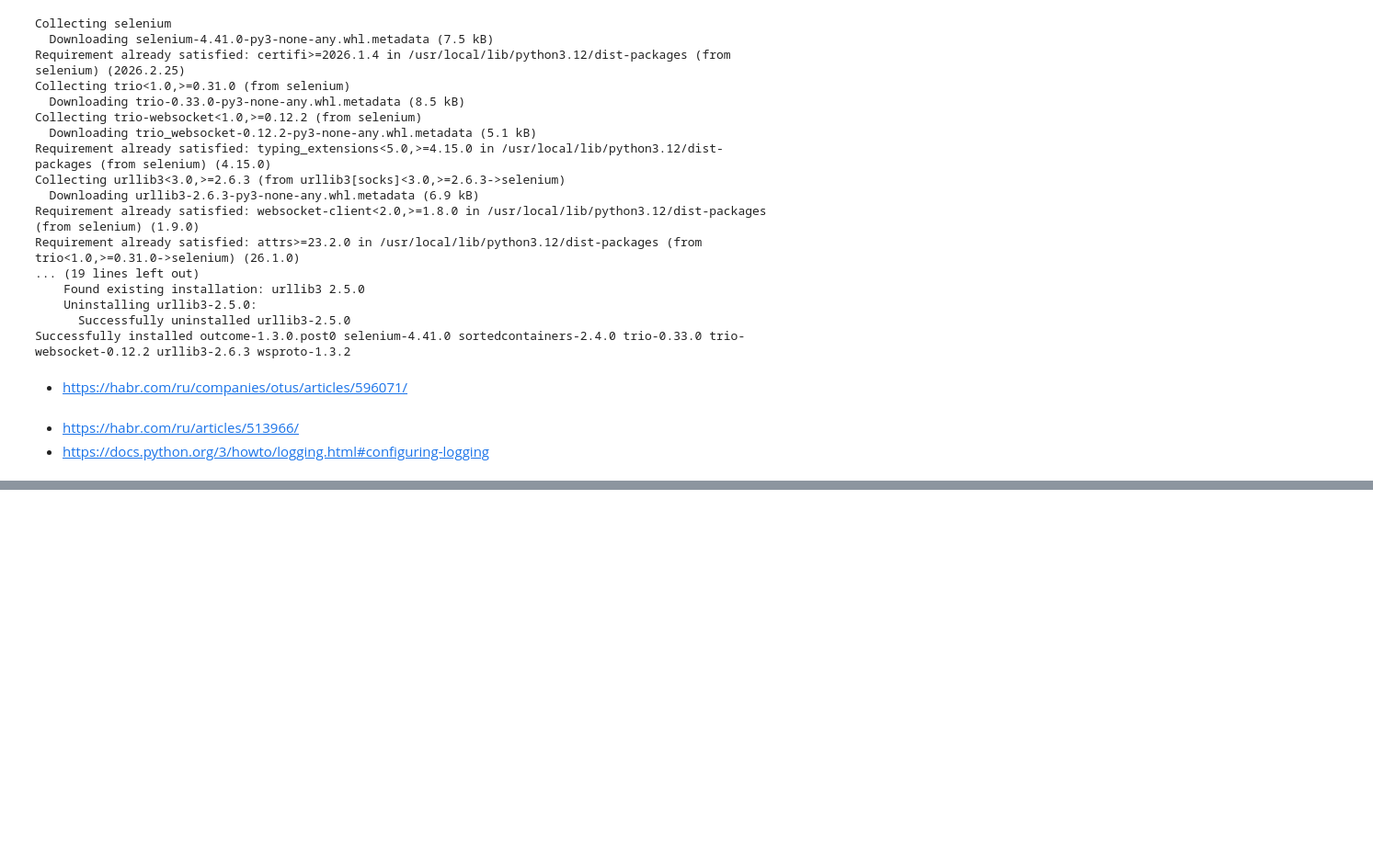
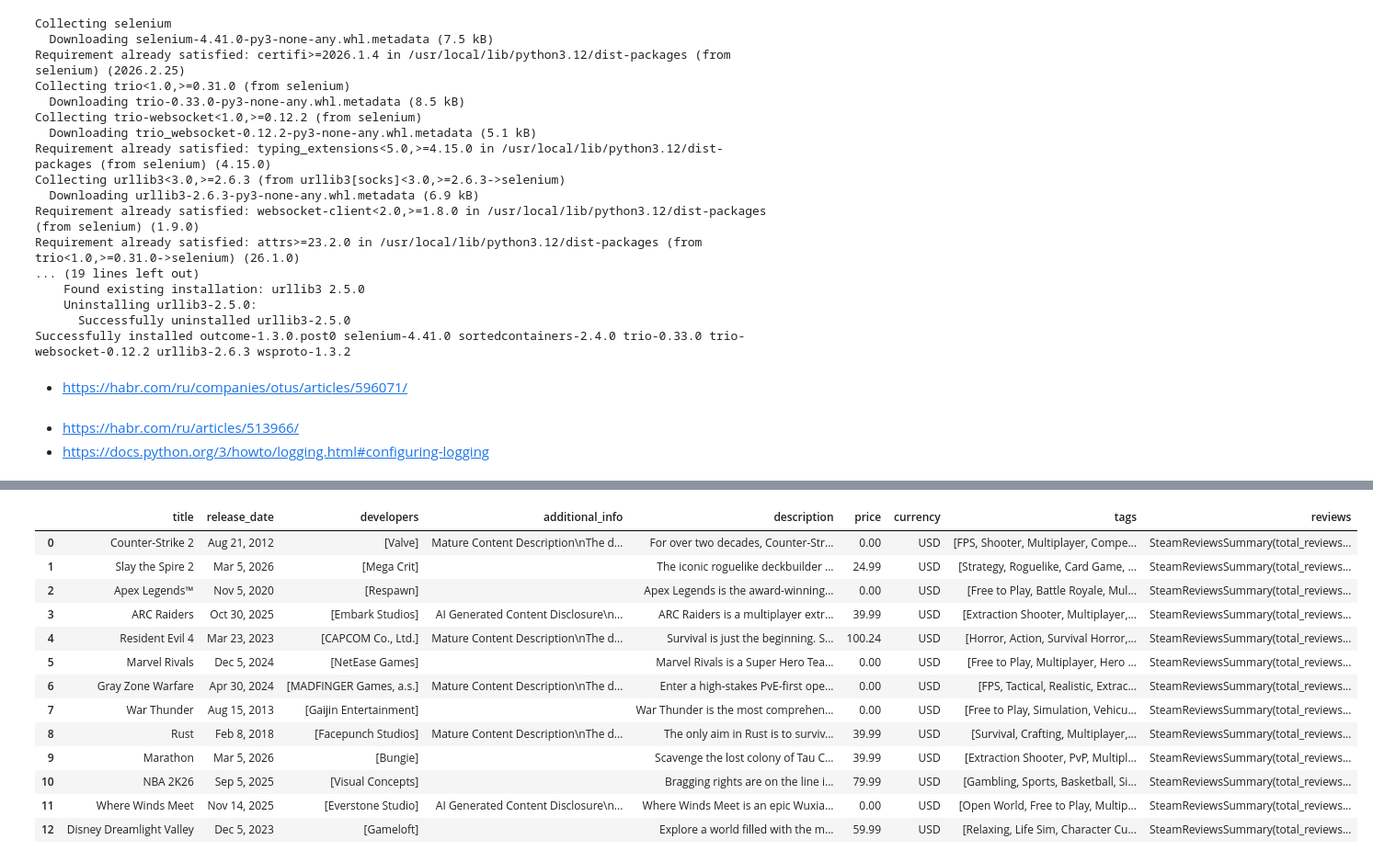
Before and after one commit to tdrkn/GP2, a Jupyter notebook: steam_parse/steam_scraping.ipynb, the cells around one changed output, grey strips where cells are left out. Shown at 92% size. Drawn from its saved outputs; the diff is of its cells as text; code cells hidden in the pictures; blank space fills up the shorter version.

Commit message:
steam parse improve

```diff
--- a/steam_parse/steam_scraping.ipynb
+++ b/steam_parse/steam_scraping.ipynb
@@ -70,23 +103,26 @@ from dataclasses import dataclass, field
 from typing import List, Optional
 from datetime import datetime
 
+@dataclass
+class SteamReviewsSummary:
+    total_reviews: int = 0
+    rating_value: int = 0
+    best_rating: int = 0
+    worst_rating: int = 0
+
 @dataclass(frozen=True)
 class SteamGame:
-    app_id: int = 0
     title: str = ""
     release_date: str = ""
-    developer: str = ""
+    developers: list[str] = field(default_factory=list)
     additional_info: dict[str] = field(default_factory=dict)
+    description: str = ""
 
     price: Optional[float] = None
     currency: str = "USD"
 
-    genres: List[str] = field(default_factory=list)
     tags: List[str] = field(default_factory=list)
-
-    @property
-    def url(self) -> str:
-        return f"https://steampowered.com/app/{self.app_id}"
+    reviews: SteamReviewsSummary = field(default_factory=SteamReviewsSummary)
 # %%
 import asyncio
 from concurrent.futures import ThreadPoolExecutor
@@ -255,6 +441,7 @@ SteamGame(app_id=0, title='Counter-Strike 2', release_date='Aug 21, 2012', devel
 # %%
 parser = SteamParser()
 
-links = parser.parse_games_links(1)
+for i in range(5):
+    links = parser.parse_games_links(i+1)
 links
 # %% [output]
@@ -278,2 +491,3 @@ links
 # %%
-SteamParser().parse_games_on_links(links)
+steam_games = SteamParser().parse_games_on_links(links)
+steam_games
@@ -279,0 +557,21 @@ SteamParser().parse_games_on_links(links)
+# %%
+import pandas as pd
+
+df = pd.DataFrame([vars(u) for u in steam_games if u])
+
+df
+# %% [output]
+|  | title | release_date | developers | additional_info | description | price | currency | tags | reviews |
+| 0 | Counter-Strike 2 | Aug 21, 2012 | [Valve] | Mature Content Description\nThe d... | For over two decades, Counter-Str... | 0.00 | USD | [FPS, Shooter, Multiplayer, Compe... | SteamReviewsSummary(total_reviews... |
+| 1 | Slay the Spire 2 | Mar 5, 2026 | [Mega Crit] |  | The iconic roguelike deckbuilder ... | 24.99 | USD | [Strategy, Roguelike, Card Game, ... | SteamReviewsSummary(total_reviews... |
+| 2 | Apex Legends™ | Nov 5, 2020 | [Respawn] |  | Apex Legends is the award-winning... | 0.00 | USD | [Free to Play, Battle Royale, Mul... | SteamReviewsSummary(total_reviews... |
+| 3 | ARC Raiders | Oct 30, 2025 | [Embark Studios] | AI Generated Content Disclosure\n... | ARC Raiders is a multiplayer extr... | 39.99 | USD | [Extraction Shooter, Multiplayer,... | SteamReviewsSummary(total_reviews... |
+| 4 | Resident Evil 4 | Mar 23, 2023 | [CAPCOM Co., Ltd.] | Mature Content Description\nThe d... | Survival is just the beginning. S... | 100.24 | USD | [Horror, Action, Survival Horror,... | SteamReviewsSummary(total_reviews... |
+| 5 | Marvel Rivals | Dec 5, 2024 | [NetEase Games] |  | Marvel Rivals is a Super Hero Tea... | 0.00 | USD | [Free to Play, Multiplayer, Hero ... | SteamReviewsSummary(total_reviews... |
+| 6 | Gray Zone Warfare | Apr 30, 2024 | [MADFINGER Games, a.s.] | Mature Content Description\nThe d... | Enter a high-stakes PvE-first ope... | 0.00 | USD | [FPS, Tactical, Realistic, Extrac... | SteamReviewsSummary(total_reviews... |
+| 7 | War Thunder | Aug 15, 2013 | [Gaijin Entertainment] |  | War Thunder is the most comprehen... | 0.00 | USD | [Free to Play, Simulation, Vehicu... | SteamReviewsSummary(total_reviews... |
+| 8 | Rust | Feb 8, 2018 | [Facepunch Studios] | Mature Content Description\nThe d... | The only aim in Rust is to surviv... | 39.99 | USD | [Survival, Crafting, Multiplayer,... | SteamReviewsSummary(total_reviews... |
+| 9 | Marathon | Mar 5, 2026 | [Bungie] |  | Scavenge the lost colony of Tau C... | 39.99 | USD | [Extraction Shooter, PvP, Multipl... | SteamReviewsSummary(total_reviews... |
+| 10 | NBA 2K26 | Sep 5, 2025 | [Visual Concepts] |  | Bragging rights are on the line i... | 79.99 | USD | [Gambling, Sports, Basketball, Si... | SteamReviewsSummary(total_reviews... |
+| 11 | Where Winds Meet | Nov 14, 2025 | [Everstone Studio] | AI Generated Content Disclosure\n... | Where Winds Meet is an epic Wuxia... | 0.00 | USD | [Open World, Free to Play, Multip... | SteamReviewsSummary(total_reviews... |
+| 12 | Disney Dreamlight Valley | Dec 5, 2023 | [Gameloft] |  | Explore a world filled with the m... | 59.99 | USD | [Relaxing, Life Sim, Character Cu... | SteamReviewsSummary(total_reviews... |
```
Also changed, not shown: parts of 12 cells of this notebook.
